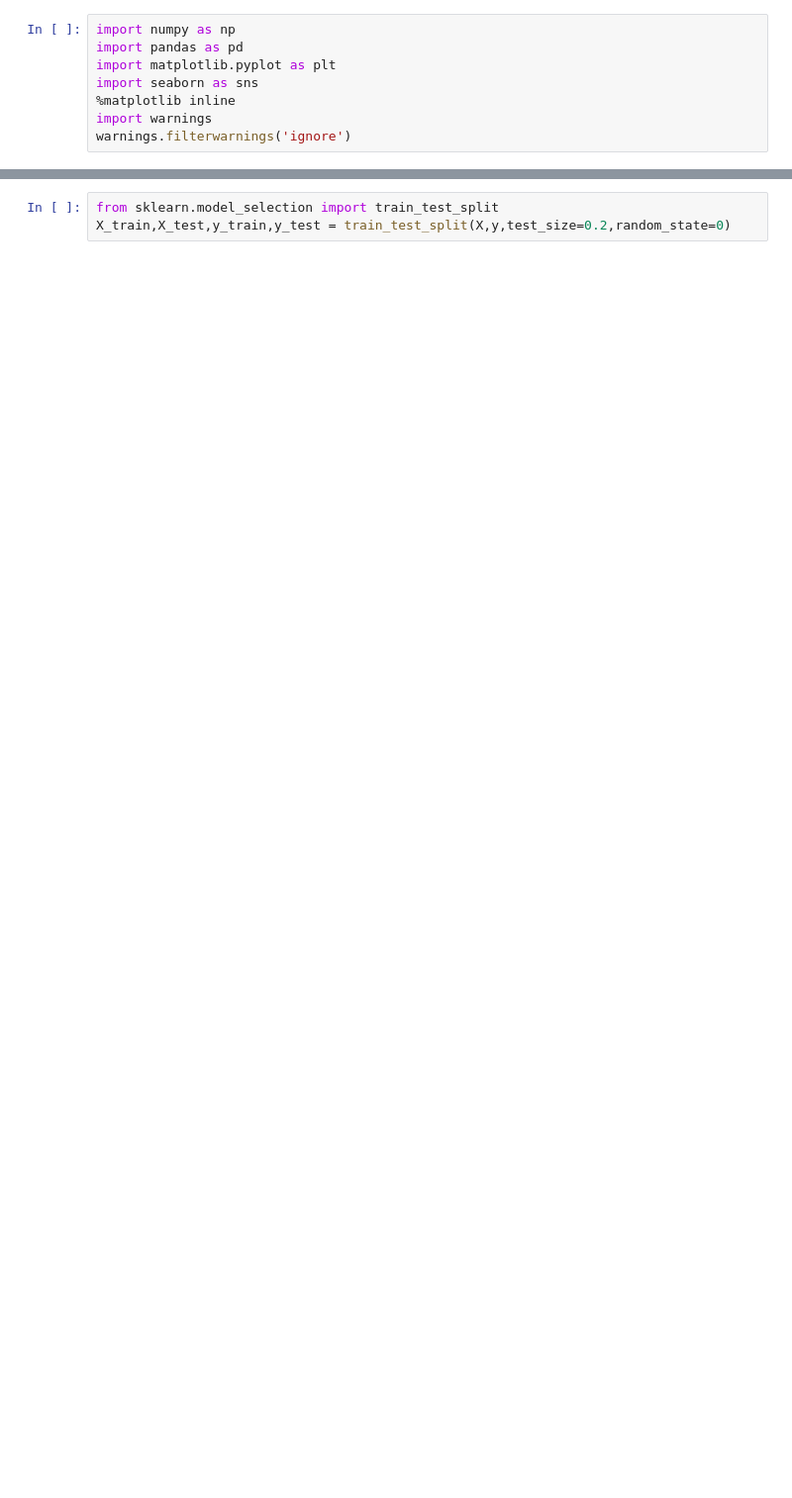
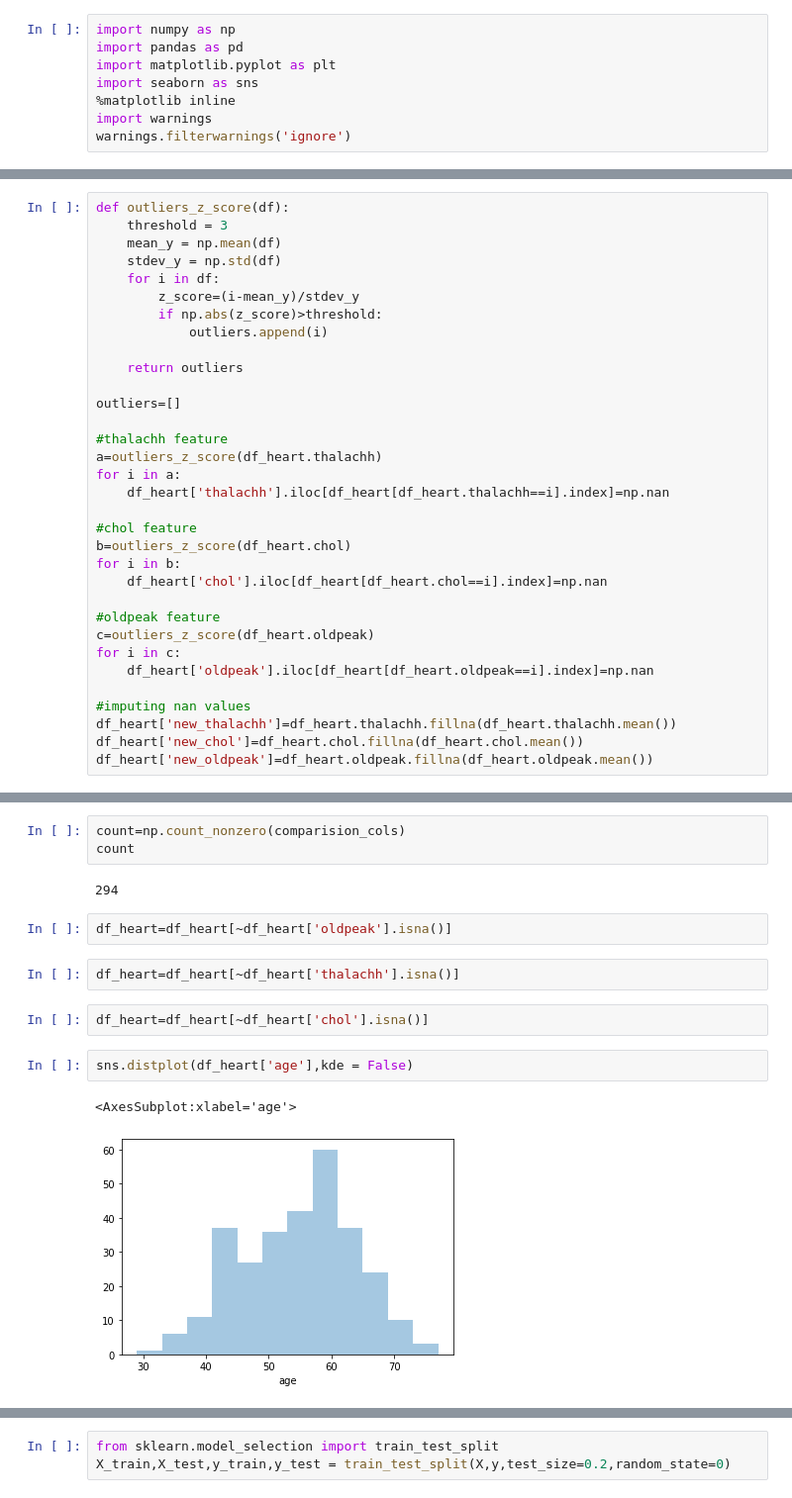
Before and after one commit to satishagrawal/DataScience, a Jupyter notebook: Heart Attack Prediction/SatishAgrawal_HeartAttackPrediction.ipynb, the cells around one changed output, grey strips where cells are left out. Shown: that part at 99% size. Drawn from its saved outputs; the diff is of its cells as text; blank space fills up the shorter version.

```diff
--- a/Heart Attack Prediction/SatishAgrawal_HeartAttackPrediction.ipynb
+++ b/Heart Attack Prediction/SatishAgrawal_HeartAttackPrediction.ipynb
@@ -281,0 +70,33 @@ y=Heart.iloc[:,13]
+# %%
+def outliers_z_score(df):
+    threshold = 3
+    mean_y = np.mean(df)
+    stdev_y = np.std(df)
+    for i in df:
+        z_score=(i-mean_y)/stdev_y
+        if np.abs(z_score)>threshold:
+            outliers.append(i)
+
+    return outliers
+
+outliers=[]
+
+#thalachh feature
+a=outliers_z_score(df_heart.thalachh)
+for i in a:
+    df_heart['thalachh'].iloc[df_heart[df_heart.thalachh==i].index]=np.nan
+
+#chol feature
+b=outliers_z_score(df_heart.chol)
+for i in b:
+    df_heart['chol'].iloc[df_heart[df_heart.chol==i].index]=np.nan
+
+#oldpeak feature
+c=outliers_z_score(df_heart.oldpeak)
+for i in c:
+    df_heart['oldpeak'].iloc[df_heart[df_heart.oldpeak==i].index]=np.nan
+
+#imputing nan values
+df_heart['new_thalachh']=df_heart.thalachh.fillna(df_heart.thalachh.mean())
+df_heart['new_chol']=df_heart.chol.fillna(df_heart.chol.mean())
+df_heart['new_oldpeak']=df_heart.oldpeak.fillna(df_heart.oldpeak.mean())
@@ -281,0 +132,16 @@ y=Heart.iloc[:,13]
+# %%
+count=np.count_nonzero(comparision_cols)
+count
+# %% [output]
+294
+# %%
+df_heart=df_heart[~df_heart['oldpeak'].isna()]
+# %%
+df_heart=df_heart[~df_heart['thalachh'].isna()]
+# %%
+df_heart=df_heart[~df_heart['chol'].isna()]
+# %%
+sns.distplot(df_heart['age'],kde = False)
+# %% [output]
+<AxesSubplot:xlabel='age'>
+[figure, added]
```
Also changed, not shown: parts of 87 cells of this notebook.
